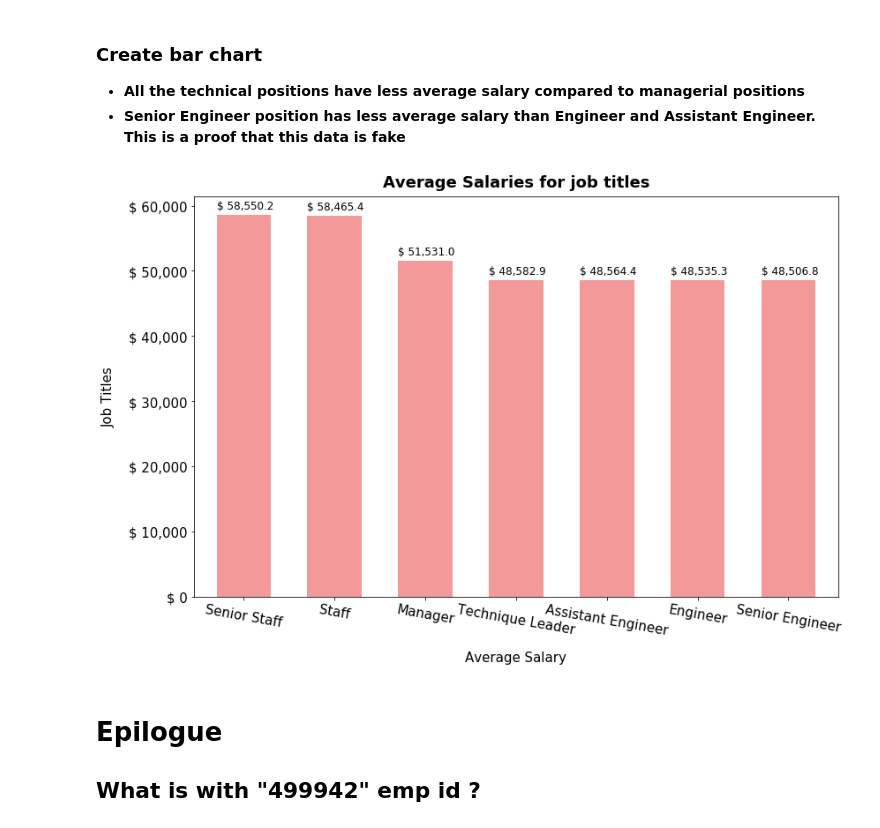
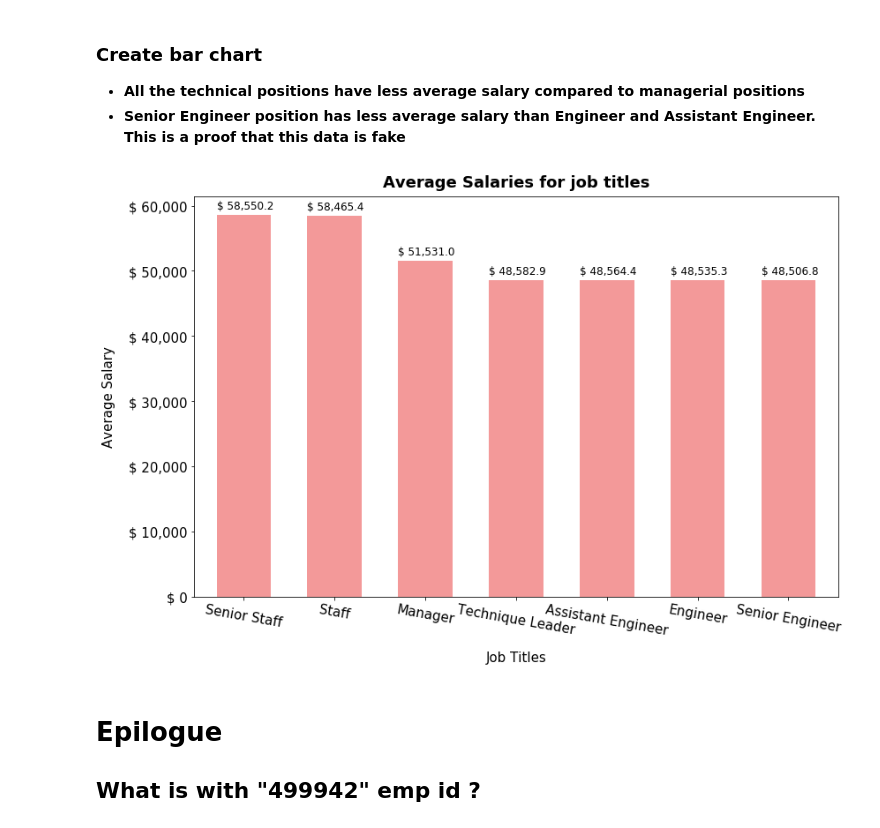
Before and after one commit to bnarath/sql-challenge, a Jupyter notebook: code/Connect_to_PostgresDB_and_Visualization.ipynb, the cells around one changed output. Cells and saved outputs as stored; diff of their text form; code cells hidden in the pictures.

```diff
--- a/code/Connect_to_PostgresDB_and_Visualization.ipynb
+++ b/code/Connect_to_PostgresDB_and_Visualization.ipynb
@@ -128,23 +128,23 @@ Employee_title_Agg_Salary_DF
 # %%
 import matplotlib.pyplot as plt
 
 fig, ax = plt.subplots(figsize=(12,8))
 #_=Employee_Salary_DF.hist(column='salary', ax=ax, color='lightcoral', alpha=0.8, grid=False, bins=16, rwidth=0.9, zorder=1)
 _=Employee_title_Agg_Salary_DF.plot.bar(x='title', y='average_salary',color='lightcoral',alpha=0.8, ax=ax, legend=None, width=0.6, rot=-10, fontsize=15)
 _=ax.set_title("Average Salaries for job titles", fontsize=18, weight='bold', y=1.01)
-_=ax.set_xlabel('Average Salary',fontsize = 15, labelpad=15)
-_=ax.set_ylabel('Job Titles',fontsize = 15, labelpad=15)
+_=ax.set_xlabel('Job Titles',fontsize = 15, labelpad=15)
+_=ax.set_ylabel('Average Salary',fontsize = 15, labelpad=15)
 
 
 #Annotate
 _=ax.set_yticklabels(["$ {:,}".format(int(val)) for val in ax.get_yticks()])
 for p in ax.patches:
     _=ax.annotate("$ {:,.1f}".format(p.get_height()), (p.get_x(), p.get_height()+1000), fontsize=12)
 
 _ = plt.tight_layout()
 _= plt.savefig('../Images/Avg_salary_per_title.png', bbox_inches = "tight" )
 # %% [output]
-[figure, old version]
+[figure, new version]
 # %% [markdown]
 # Epilogue
 ## What is with "499942" emp id ?
```
Also changed, not shown: parts of 6 cells of this notebook, 1 other file.
